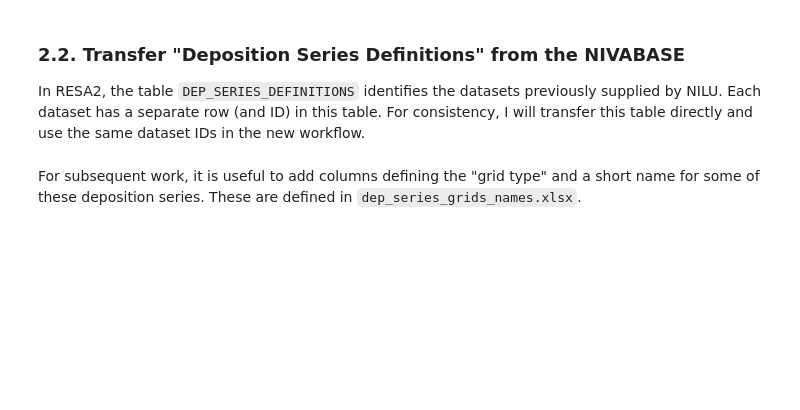
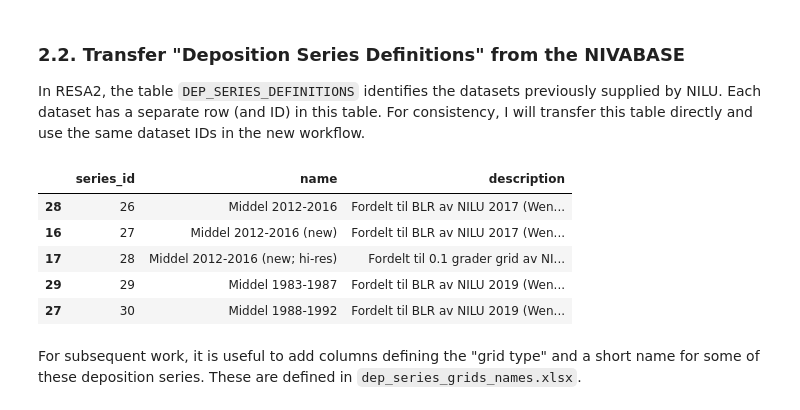
Before and after one commit to JamesSample/critical_loads_2, a Jupyter notebook: notebooks/01_migrate_to_jhub.ipynb, the cells around one changed output. Cells and saved outputs as stored; diff of their text form; code cells hidden in the pictures; blank space fills up the shorter version.

```diff
--- a/notebooks/01_migrate_to_jhub.ipynb
+++ b/notebooks/01_migrate_to_jhub.ipynb
@@ -162,14 +183,22 @@ In RESA2, the table `DEP_SERIES_DEFINITIONS` identifies the datasets previously
 # %%
 # Read data from RESA
 sql = "SELECT * FROM resa2.dep_series_definitions"
 df = pd.read_sql(sql, ora_eng)
 
 # Tidy
 df.rename({'dep_series_id':'series_id'},
           axis=1,
           inplace=True)
 df.sort_values('series_id', inplace=True)
+del df['short_name']
 df.tail()
+# %% [output]
+|  | series_id | name | description |
+| 28 | 26 | Middel 2012-2016 | Fordelt til BLR av NILU 2017 (Wen... |
+| 16 | 27 | Middel 2012-2016 (new) | Fordelt til BLR av NILU 2017 (Wen... |
+| 17 | 28 | Middel 2012-2016 (new; hi-res) | Fordelt til 0.1 grader grid av NI... |
+| 29 | 29 | Middel 1983-1987 | Fordelt til BLR av NILU 2019 (Wen... |
+| 27 | 30 | Middel 1988-1992 | Fordelt til BLR av NILU 2019 (Wen... |
 # %% [markdown]
 For subsequent work, it is useful to add columns defining the "grid type" and a short name for some of these deposition series. These are defined in `dep_series_grids_names.xlsx`.
 # %%
```
Also changed, not shown: parts of 25 cells of this notebook, 2 other files.
